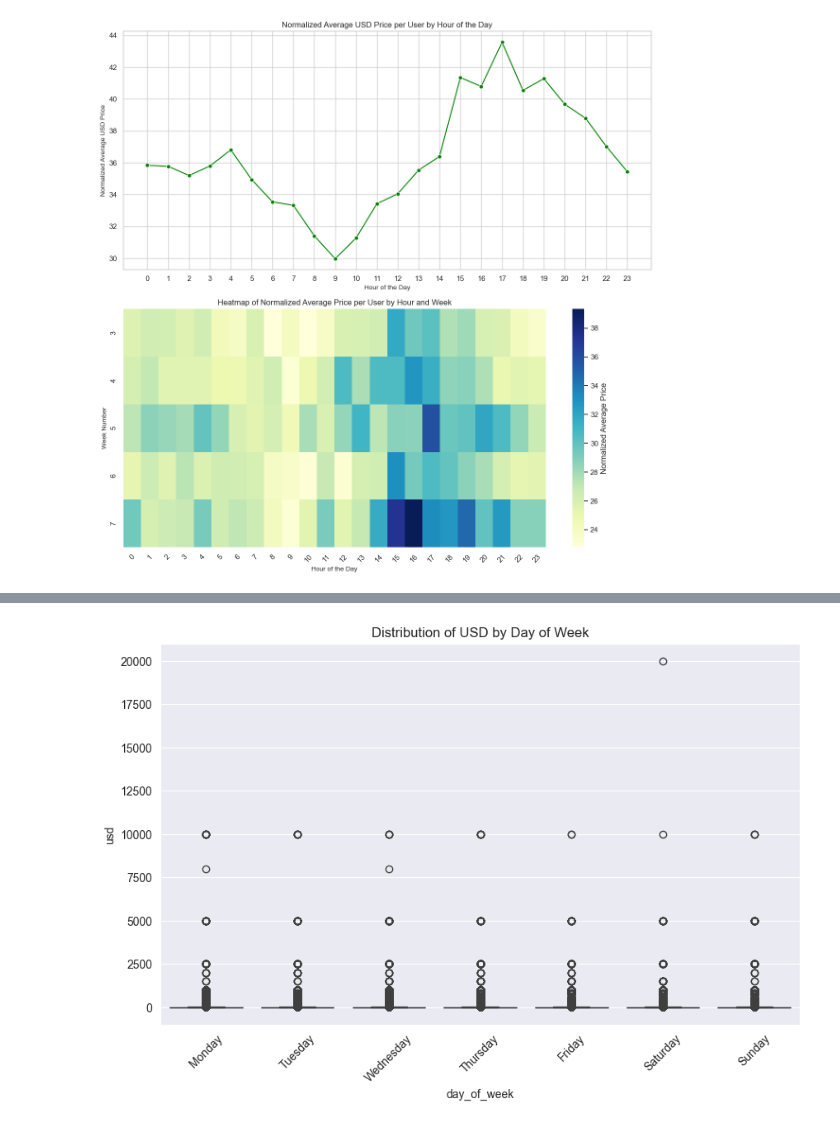
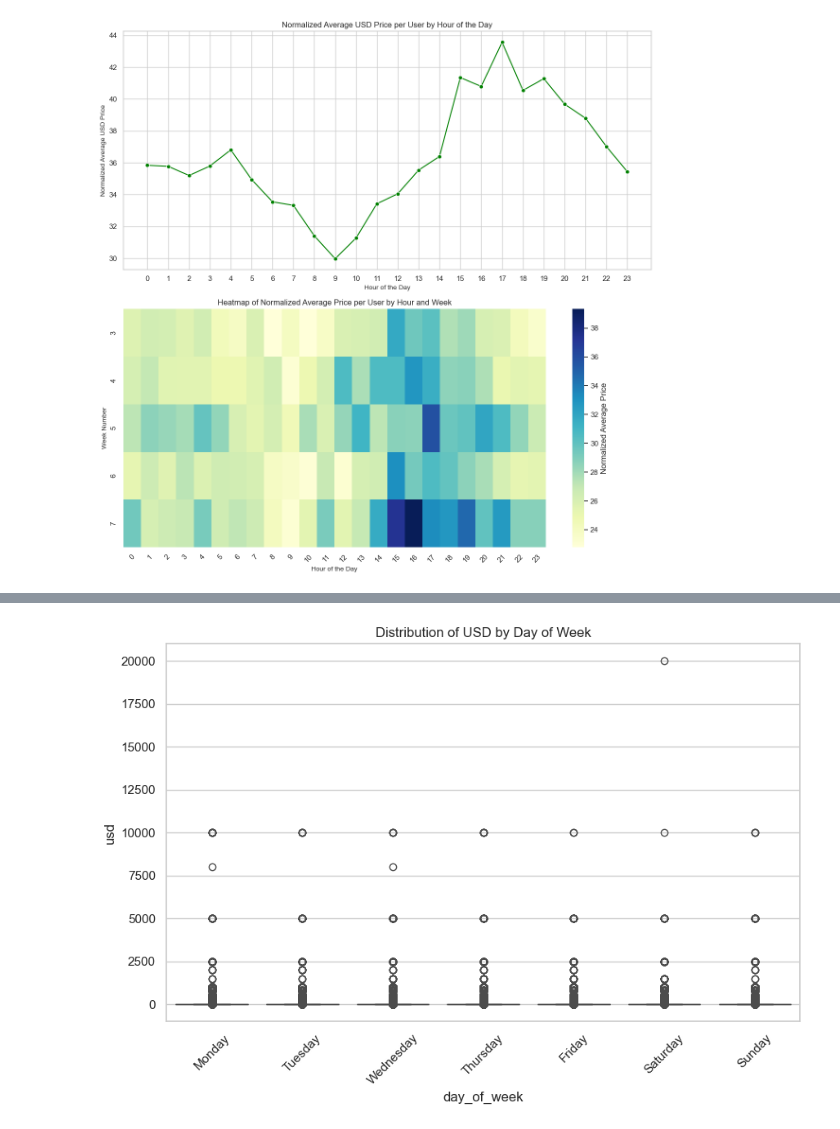
Before and after one commit to arkadymankovsky/tango-home-assignment, a Jupyter notebook: eda.ipynb, the cells around one changed output, grey strips where cells are left out. Cells and saved outputs as stored; diff of their text form; code cells hidden in the pictures.

```diff
--- a/eda.ipynb
+++ b/eda.ipynb
@@ -200,28 +65,4 @@ plt.show()
 # %%
-# Set the style for the plots
-sns.set(style="whitegrid")
-
-# Calculate the number of unique users for each USD value
-unique_users_per_usd = df.groupby('usd')['user_id'].nunique().reset_index(name='unique_users')
-
-# Create a figure for the plot
-plt.figure(figsize=(16, 8))  # Adjust size as needed
-
-# Bar plot for unique users per USD value
-sns.barplot(x='usd', y='unique_users', data=unique_users_per_usd, color='lightblue')
-plt.title('Number of Unique Users per USD Value', fontsize=20)
-plt.xlabel('USD Value', fontsize=16)
-plt.ylabel('Number of Unique Users', fontsize=16)
-plt.xticks(rotation=90, fontsize=12)  # Rotate x-axis labels for better readability
-
-# Add value labels on top of each bar, displayed vertically
-for p in plt.gca().patches:
-    plt.annotate(f'{int(p.get_height())}',
-                 (p.get_x() + p.get_width() / 2., p.get_height()),
-                 ha='center', va='bottom', fontsize=12, rotation=90)  # Set rotation to 90 for vertical text
-
-# Adjust layout
-plt.tight_layout()
-plt.show()
+plot_unique_user_count_per_pricing(df)
 # %% [output]
 [figure]
@@ -338,21 +81,5 @@ print(f"Peak hour: {max_hour['hour']} with {max_hour['purchase_count']:.2f} aver
 Peak hour: 22.0 with 2.49 average purchases per user
 # %%
-avg_by_day = df.groupby('day_of_week')['usd'].mean()
-
-# For a more detailed analysis, including user counts and standard deviation
-detailed_analysis = df.groupby('day_of_week').agg({
-    'usd': ['mean', 'std', 'count'],
-    'user_id': 'nunique'
-}).round(2)
-
-# Sort by days of week (optional)
-day_order = ['Monday', 'Tuesday', 'Wednesday', 'Thursday', 'Friday', 'Saturday', 'Sunday']
-detailed_analysis = detailed_analysis.reindex(day_order)
-
-plt.figure(figsize=(10, 6))
-sns.boxplot(data=df, x='day_of_week', y='usd', order=day_order)
-plt.title('Distribution of USD by Day of Week')
-plt.xticks(rotation=45)
-plt.show()
+plot_usd_per_dayofweek(df)
 # %% [output]
-[figure, old version]
+[figure, new version]
```
Also changed, not shown: parts of 14 cells of this notebook, 1 other file.
